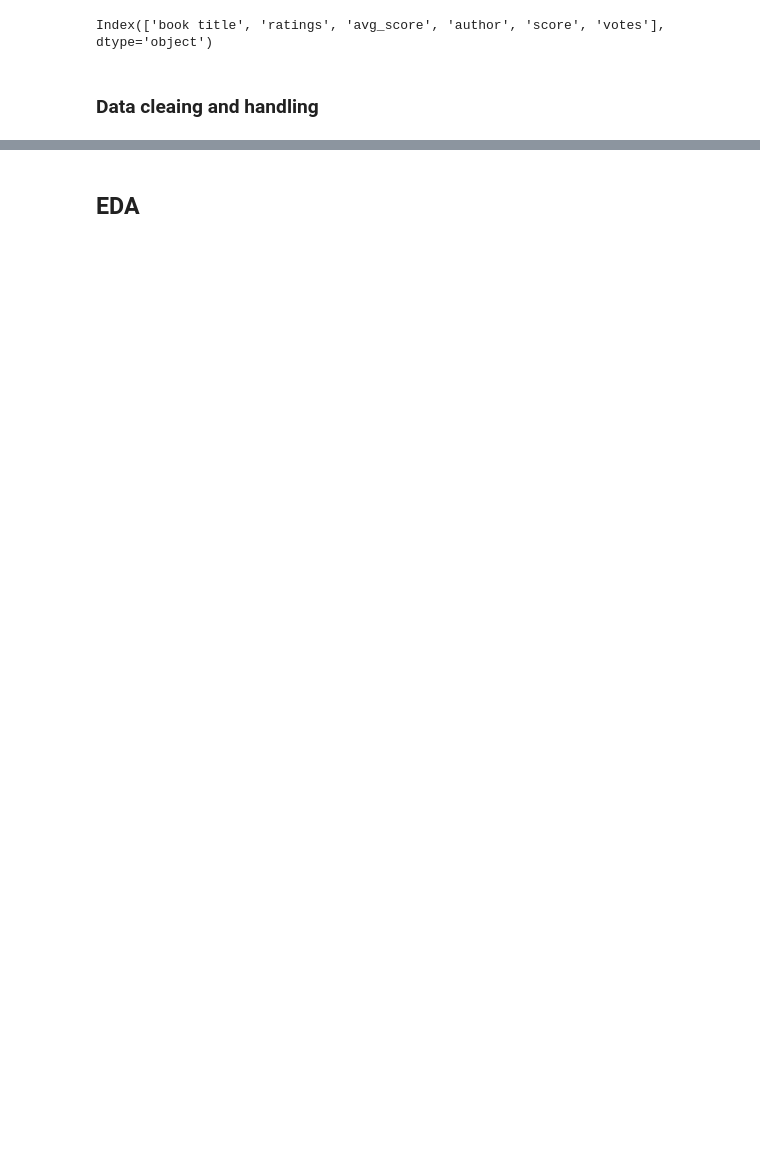
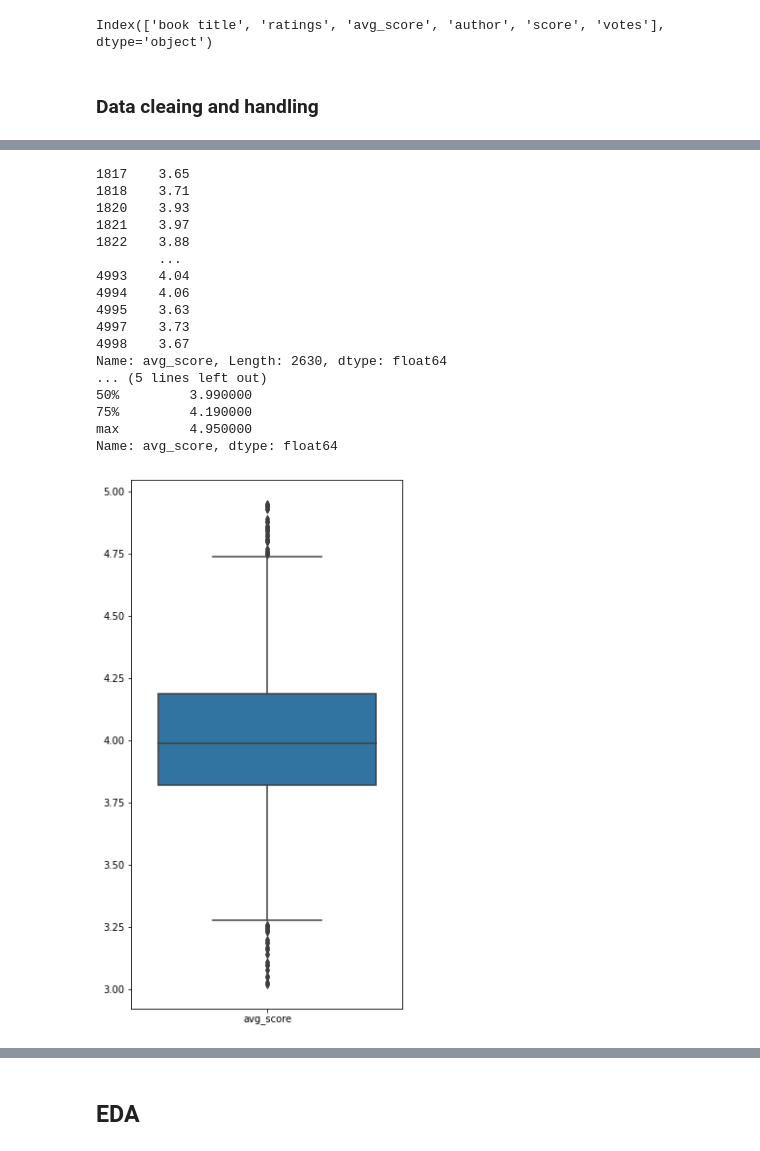
Before and after one commit to chandru1003/Data--Projects, a Jupyter notebook: Web scraping/Goodreads/Goodreads Web-Scraping.ipynb, the cells around one changed output, grey strips where cells are left out. Cells and saved outputs as stored; diff of their text form; code cells hidden in the pictures; blank space fills up the shorter version.

```diff
--- a/Web scraping/Goodreads/Goodreads Web-Scraping.ipynb
+++ b/Web scraping/Goodreads/Goodreads Web-Scraping.ipynb
@@ -369,4 +359,30 @@ votes         15
 dtype: int64
 # %%
 data.drop(data[data['avg_score'] <=2.9 ].index, inplace=True)
+# %%
+avg_score=pd.DataFrame(data, columns=['avg_score'])
+print(data['avg_score'])
+print(data['avg_score'].describe())
+plt.figure(figsize=(5,10), facecolor='w')
+sns.boxplot(data=avg_score)
+plt.show()
+# %% [output]
+1817    3.65
+1818    3.71
+1820    3.93
+1821    3.97
+1822    3.88
+        ...
+4993    4.04
+4994    4.06
+4995    3.63
+4997    3.73
+4998    3.67
+Name: avg_score, Length: 2630, dtype: float64
+... (5 lines left out)
+50%         3.990000
+75%         4.190000
+max         4.950000
+Name: avg_score, dtype: float64
+[figure, added]
 # %%
```
Also changed, not shown: parts of 30 cells of this notebook.
